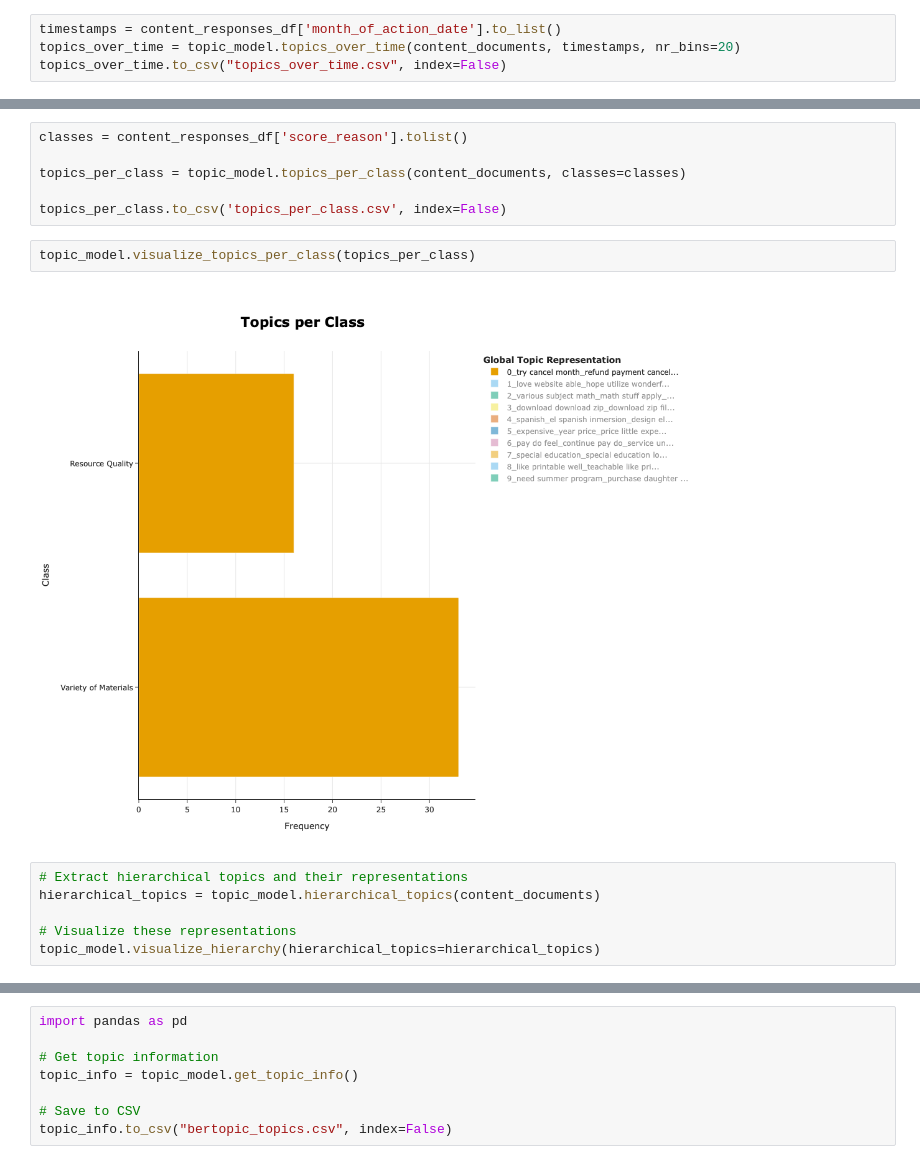
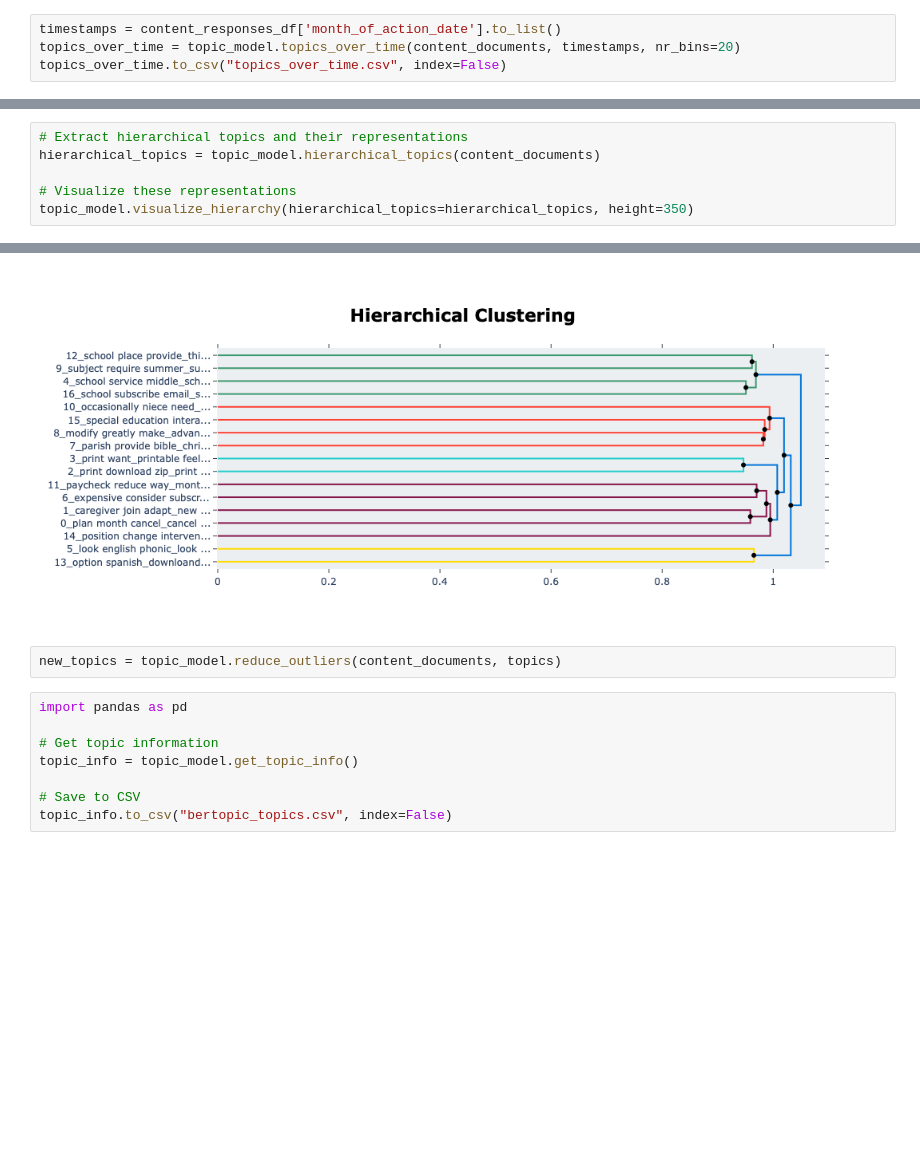
Before and after one commit to lynn-twinkl/andy_topic_modeling_overtime, a Jupyter notebook: data_exploration.ipynb, the cells around one changed output, grey strips where cells are left out. Cells and saved outputs as stored; diff of their text form; blank space fills up the shorter version.

```diff
--- a/data_exploration.ipynb
+++ b/data_exploration.ipynb
@@ -451,17 +452,7 @@ topic_model.visualize_topics_over_time(topics_over_time, top_n_topics=20)
-# %%
-classes = content_responses_df['score_reason'].tolist()
-
-topics_per_class = topic_model.topics_per_class(content_documents, classes=classes)
-
-topics_per_class.to_csv('topics_per_class.csv', index=False)
-# %%
-topic_model.visualize_topics_per_class(topics_per_class)
-# %% [output]
-[figure, removed]
 # %%
 # Extract hierarchical topics and their representations
 hierarchical_topics = topic_model.hierarchical_topics(content_documents)
 
 # Visualize these representations
-topic_model.visualize_hierarchy(hierarchical_topics=hierarchical_topics)
+topic_model.visualize_hierarchy(hierarchical_topics=hierarchical_topics, height=350)
 # %% [output]
@@ -469,3 +459,6 @@ topic_model.visualize_hierarchy(hierarchical_topics=hierarchical_topics)
+[figure, added]
+# %%
+new_topics = topic_model.reduce_outliers(content_documents, topics)
 # %%
 import pandas as pd
 
```
Also changed, not shown: parts of 12 cells of this notebook.
